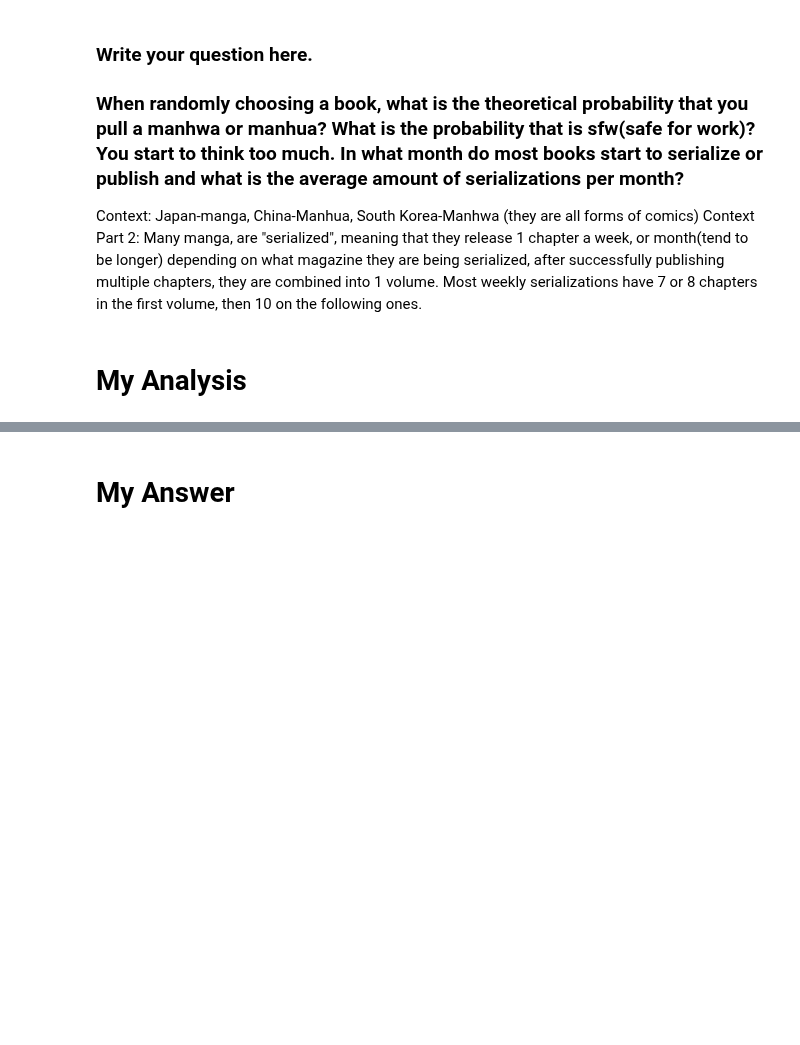
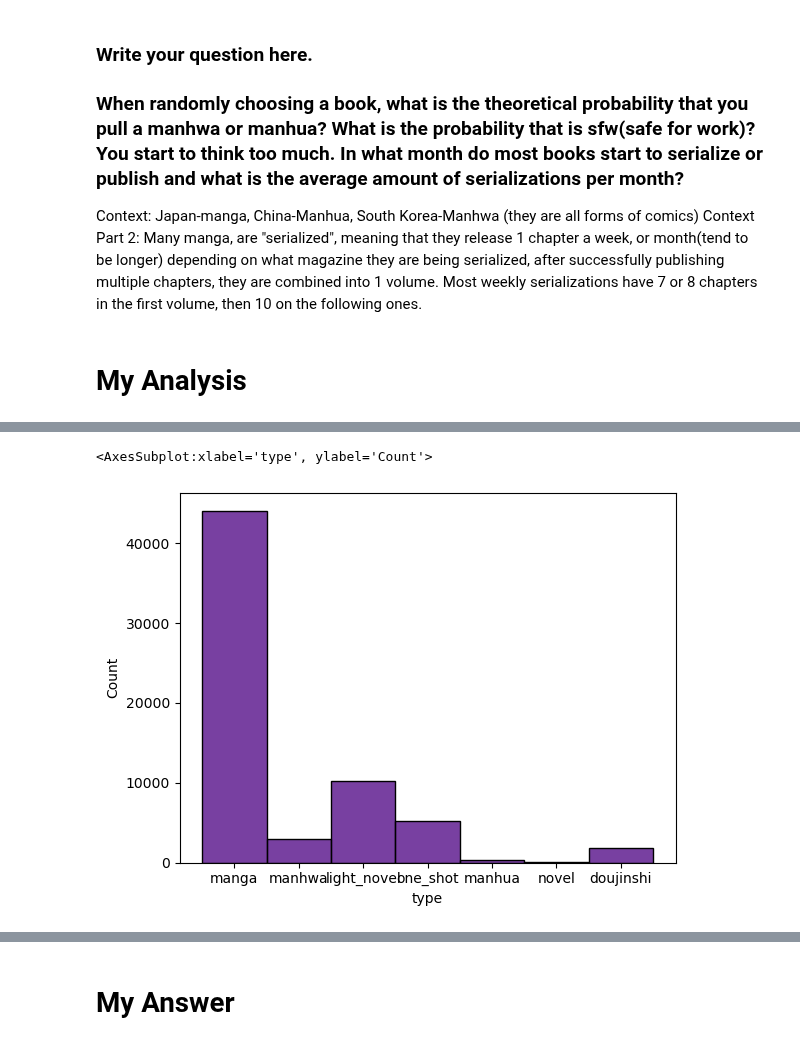
Before and after one commit to IsaacG-L/AI, a Jupyter notebook: Semester 1/Unit end/Finals/Final+Project+Template.ipynb, the cells around one changed output, grey strips where cells are left out. Drawn from its saved outputs; the diff is of its cells as text; code cells hidden in the pictures; blank space fills up the shorter version.

```diff
--- a/Semester 1/Unit end/Finals/Final+Project+Template.ipynb
+++ b/Semester 1/Unit end/Finals/Final+Project+Template.ipynb
@@ -95,0 +101,6 @@ print(manhua_manhwa / trials)
+# %%
+#df[(df["type"] == 'manhua') & (df["sfw"] == True)]
+sns.histplot(data=df, x="type", color="Indigo")
+# %% [output]
+<AxesSubplot:xlabel='type', ylabel='Count'>
+[figure, added]
```
Also changed, not shown: parts of 18 cells of this notebook.
